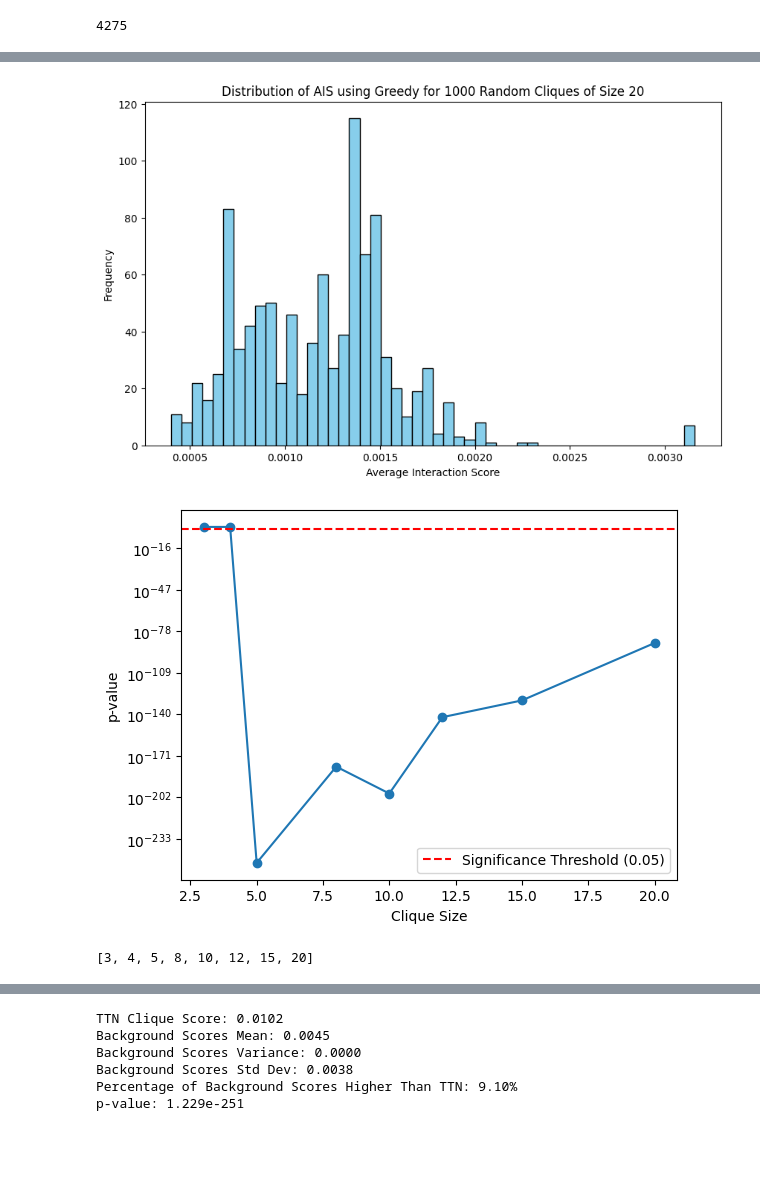
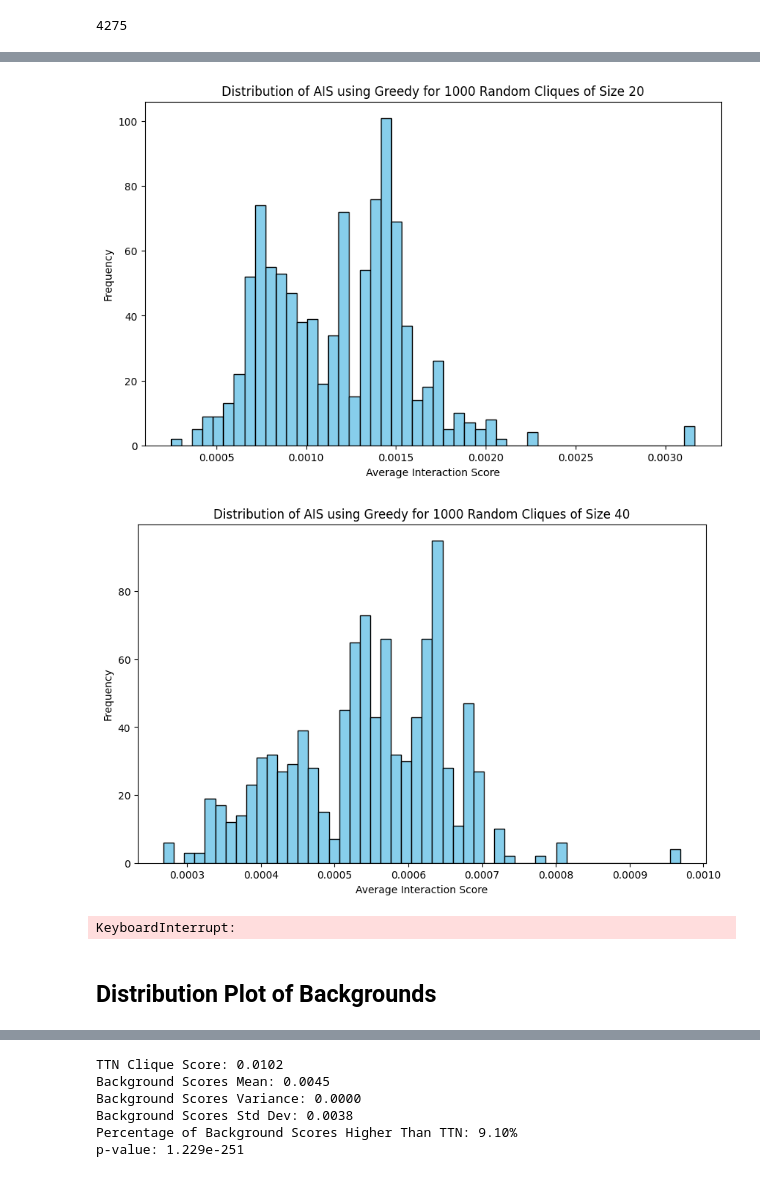
Before and after one commit to ethanoutangoun/chromatin-heart-dev, a Jupyter notebook: scripts/graph_construction.ipynb, the cells around one changed output, grey strips where cells are left out. Drawn from its saved outputs; the diff is of its cells as text; code cells hidden in the pictures; blank space fills up the shorter version.

```diff
--- a/scripts/graph_construction.ipynb
+++ b/scripts/graph_construction.ipynb
@@ -18,6 +22,19 @@ contact_matrix = np.load('/Users/ethan/Desktop/chromatin-heart-dev/samples/conta
 # %%
 # LOAD BIN MAP
 bin_map = f.load_bin_map('/Users/ethan/Desktop/chromatin-heart-dev/data/bin_map_human_100000.bed')
+# %%
+gene_bins = []
+with open('/Users/ethan/Desktop/chromatin-heart-dev/data/gene_bins.txt', 'r') as file:
+    for line in file:
+        gene_bins.append(line.strip())
+gene_bins = [int(x) for x in gene_bins]
+
+
+non_gene_bins = []
+with open('/Users/ethan/Desktop/chromatin-heart-dev/data/non_gene_bins.txt', 'r') as file:
+    for line in file:
+        non_gene_bins.append(line.strip())
+non_gene_bins = [int(x) for x in non_gene_bins]
 # %% [markdown]
 ## Finding TTN Clique Greedy
 # %%
@@ -210,13 +235,13 @@ TTN_BIN
 # %%
 from tqdm import tqdm
 
-clique_sizes = [3, 4, 5, 8, 10, 12, 15, 20]
+clique_sizes = [3, 4, 5, 8, 10, 12, 15, 20, 40, 60]
 p_values = []
 
 for i in clique_sizes:
     top_nodes = f.find_clique_greedy(contact_matrix_zero, i, TTN_BIN, bin_map)
     greedy_score = f.calculate_avg_interaction_strength(contact_matrix_zero, top_nodes)
-    bg_model_greedy = f.create_background_model_greedy(contact_matrix_zero, i, bin_map, num_iterations=1000)
+    bg_model_greedy = f.create_background_model_greedy_strong(contact_matrix_zero, i, bin_map, gene_bins=gene_bins, num_iterations=1000)
 
     p_value = mann_whitney_u_test(greedy_score, bg_model_greedy)
     p_values.append(p_value)
@@ -239,6 +264,5 @@ plt.show()
-[figure, old version]
+[figure, new version]
-[figure, old version]
+[figure, new version]
+KeyboardInterrupt:
-# %%
-clique_sizes
-# %% [output]
-[3, 4, 5, 8, 10, 12, 15, 20]
+# %% [markdown]
+## Distribution Plot of Backgrounds
```
Also changed, not shown: parts of 29 cells of this notebook, 18 other files.
